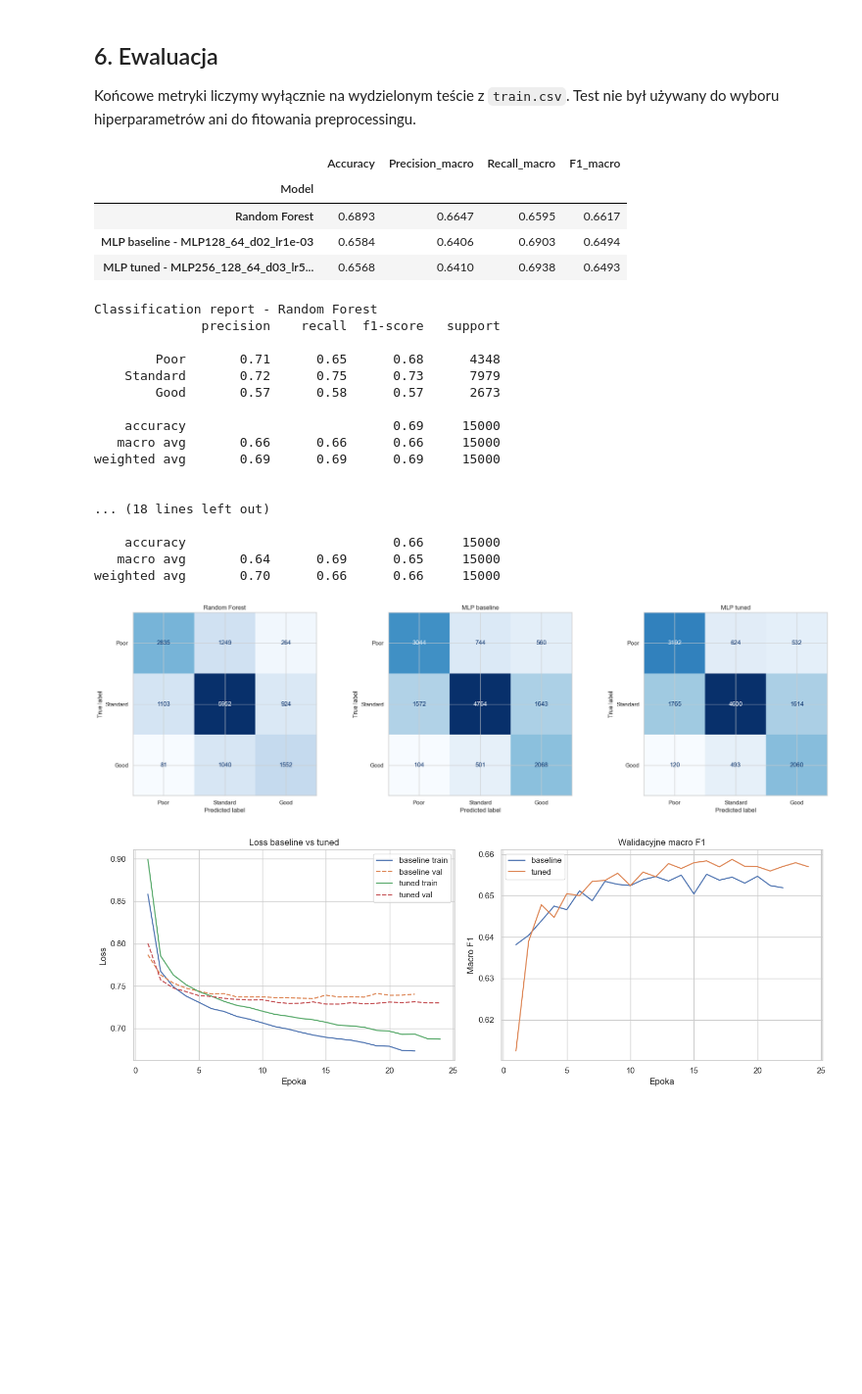
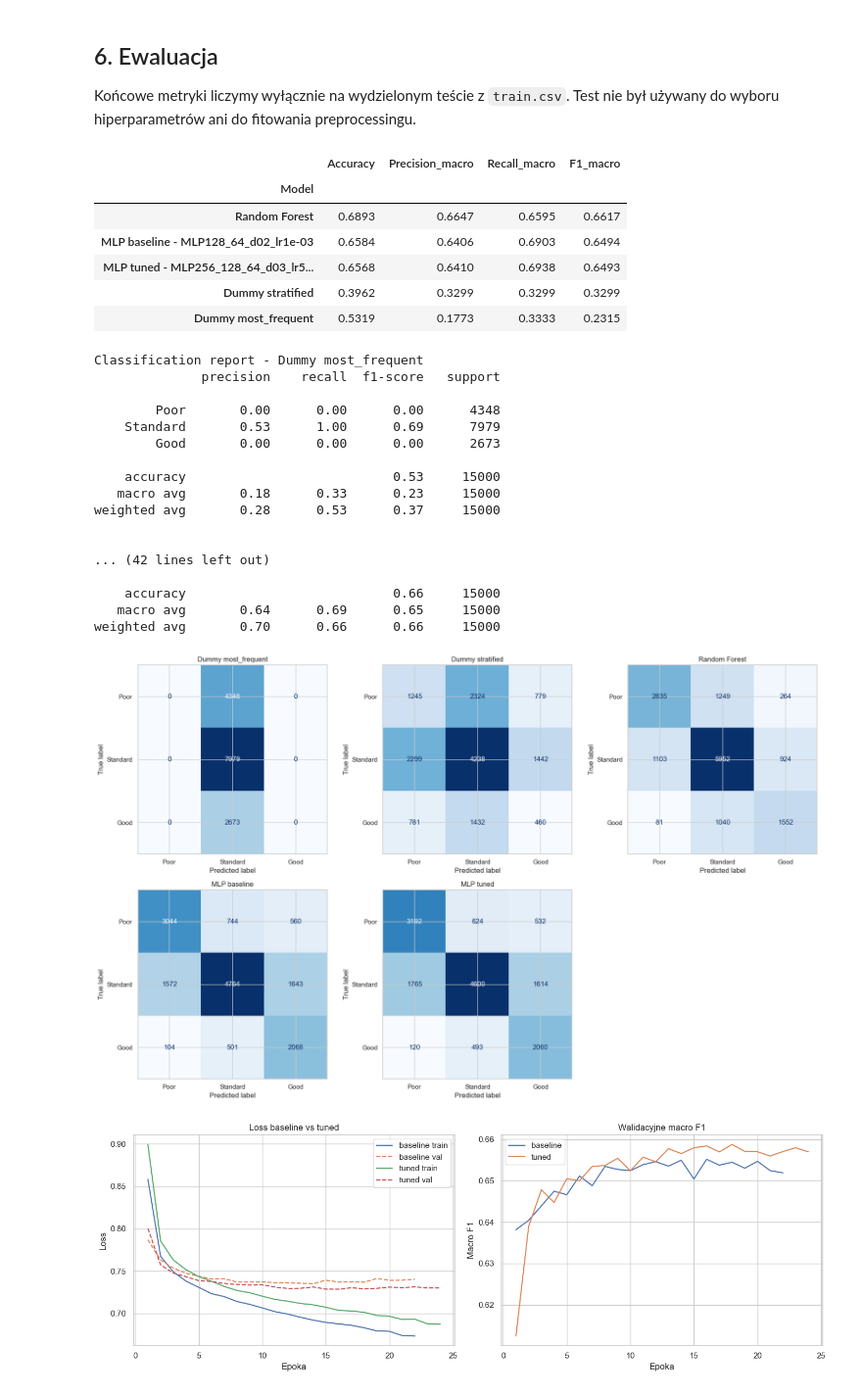
Before and after one commit to PiotrSmola/fetal-health-classification, a Jupyter notebook: credit_score_classification_pytorch_mlp_project2.ipynb, the cells around one changed output. Shown at 98% size. Saved outputs shown, nothing was run; the diff lists cells and outputs as text; code cells hidden in the pictures; blank space fills up the shorter version.

```diff
--- a/credit_score_classification_pytorch_mlp_project2.ipynb
+++ b/credit_score_classification_pytorch_mlp_project2.ipynb
@@ -852,7 +854,16 @@ def metric_row(model_name, y_true, y_pred):
         "F1_macro": f1_score(y_true, y_pred, average="macro", zero_division=0),
     }
 
+dummy_most_frequent = DummyClassifier(strategy="most_frequent")
+dummy_stratified = DummyClassifier(strategy="stratified", random_state=RANDOM_STATE)
+dummy_most_frequent.fit(X_train, y_train)
+dummy_stratified.fit(X_train, y_train)
+dummy_most_frequent_pred = dummy_most_frequent.predict(X_test)
+dummy_stratified_pred = dummy_stratified.predict(X_test)
+
 comparison_table = pd.DataFrame([
+    metric_row("Dummy most_frequent", y_test, dummy_most_frequent_pred),
+    metric_row("Dummy stratified", y_test, dummy_stratified_pred),
     metric_row("Random Forest", y_test, rf_pred),
     metric_row(f"MLP baseline - {baseline_config_name}", y_test, baseline_pred),
     metric_row(f"MLP tuned - {tuned_config_name}", y_test, tuned_pred),
@@ -864,9 +875,13 @@ comparison_table.round(4)
 | Random Forest | 0.6893 | 0.6647 | 0.6595 | 0.6617 |
 | MLP baseline - MLP128_64_d02_lr1e-03 | 0.6584 | 0.6406 | 0.6903 | 0.6494 |
 | MLP tuned - MLP256_128_64_d03_lr5... | 0.6568 | 0.6410 | 0.6938 | 0.6493 |
+| Dummy stratified | 0.3962 | 0.3299 | 0.3299 | 0.3299 |
+| Dummy most_frequent | 0.5319 | 0.1773 | 0.3333 | 0.2315 |
 # %%
 target_names = LABEL_ORDER
 for model_name, predictions in [
+    ("Dummy most_frequent", dummy_most_frequent_pred),
+    ("Dummy stratified", dummy_stratified_pred),
     ("Random Forest", rf_pred),
     (f"MLP baseline - {baseline_config_name}", baseline_pred),
     (f"MLP tuned - {tuned_config_name}", tuned_pred),
@@ -874,44 +889,48 @@ for model_name, predictions in [
     print(f"\nClassification report - {model_name}")
     print(classification_report(y_test, predictions, target_names=target_names, zero_division=0))
 # %% [output]
-Classification report - Random Forest
+Classification report - Dummy most_frequent
               precision    recall  f1-score   support
 
-        Poor       0.71      0.65      0.68      4348
-    Standard       0.72      0.75      0.73      7979
-        Good       0.57      0.58      0.57      2673
+        Poor       0.00      0.00      0.00      4348
+    Standard       0.53      1.00      0.69      7979
+        Good       0.00      0.00      0.00      2673
 
-    accuracy                           0.69     15000
-   macro avg       0.66      0.66      0.66     15000
-weighted avg       0.69      0.69      0.69     15000
+    accuracy                           0.53     15000
+   macro avg       0.18      0.33      0.23     15000
+weighted avg       0.28      0.53      0.37     15000
 
 
-... (18 lines left out)
+... (42 lines left out)
 
     accuracy                           0.66     15000
    macro avg       0.64      0.69      0.65     15000
 weighted avg       0.70      0.66      0.66     15000
 # %%
-fig, axes = plt.subplots(1, 3, figsize=(21, 6))
+fig, axes = plt.subplots(2, 3, figsize=(18, 11))
+axes = axes.ravel()
 for ax, title, predictions in [
-    (axes[0], "Random Forest", rf_pred),
-    (axes[1], "MLP baseline", baseline_pred),
-    (axes[2], "MLP tuned", tuned_pred),
+    (axes[0], "Dummy most_frequent", dummy_most_frequent_pred),
+    (axes[1], "Dummy stratified", dummy_stratified_pred),
+    (axes[2], "Random Forest", rf_pred),
+    (axes[3], "MLP baseline", baseline_pred),
+    (axes[4], "MLP tuned", tuned_pred),
 ]:
     ConfusionMatrixDisplay.from_predictions(
         y_test,
         predictions,
         labels=list(range(len(LABEL_ORDER))),
         display_labels=LABEL_ORDER,
         cmap="Blues",
         colorbar=False,
         ax=ax,
     )
     ax.set_title(title)
+axes[5].axis("off")
 plt.tight_layout()
 plt.show()
 # %% [output]
-[figure, old version]
+[figure, new version]
 # %%
 fig, axes = plt.subplots(1, 2, figsize=(14, 5))
 for label, history in [("baseline", baseline_history), ("tuned", tuned_history)]:
```
Also changed, not shown: parts of 6 cells of this notebook.
